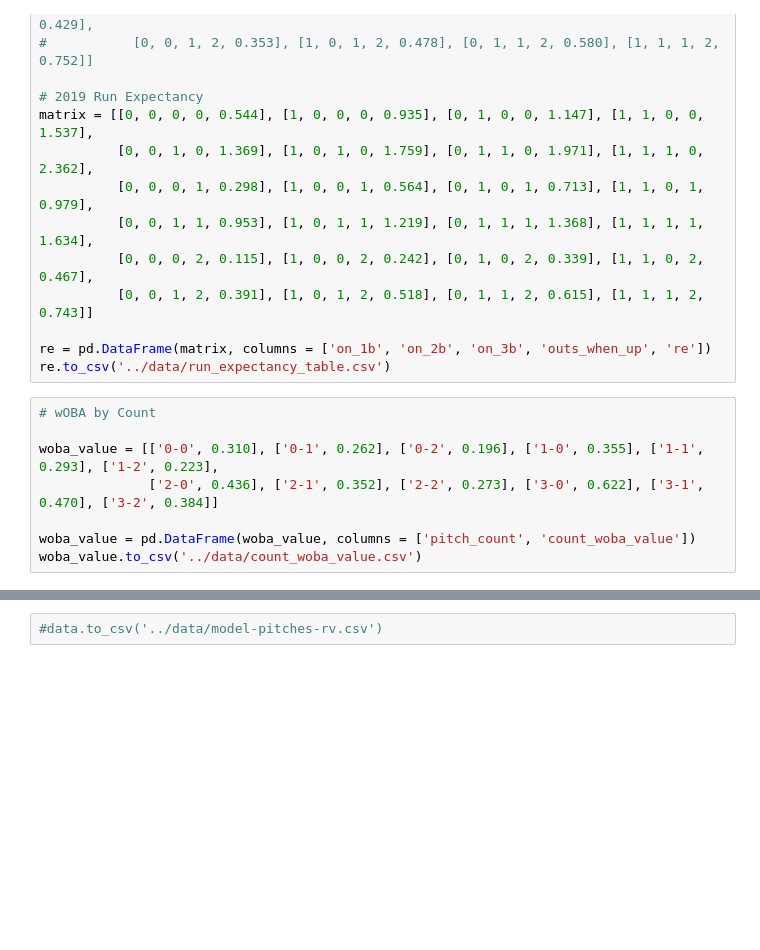
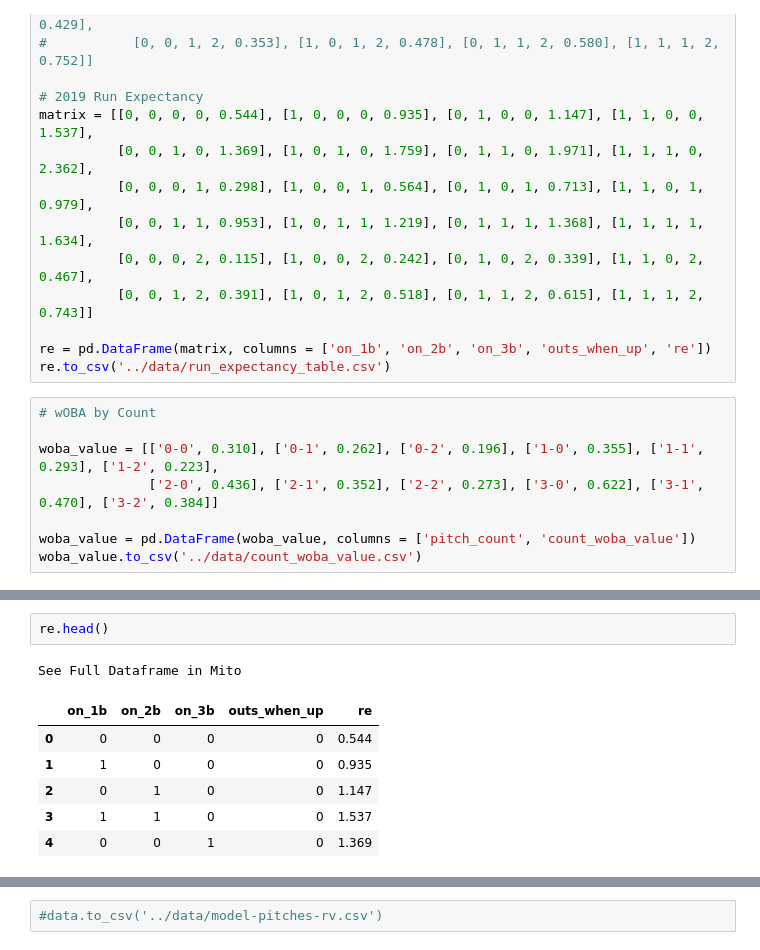
Before and after one commit to anthonyzurke/pitch-model, a Jupyter notebook: notebooks/model-data.ipynb, the cells around one changed output, grey strips where cells are left out. Saved outputs shown, nothing was run; the diff lists cells and outputs as text; blank space fills up the shorter version.

```diff
--- a/notebooks/model-data.ipynb
+++ b/notebooks/model-data.ipynb
@@ -108,0 +155,10 @@ See Full Dataframe in Mito
+# %%
+re.head()
+# %% [output]
+See Full Dataframe in Mito
+|  | on_1b | on_2b | on_3b | outs_when_up | re |
+| 0 | 0 | 0 | 0 | 0 | 0.544 |
+| 1 | 1 | 0 | 0 | 0 | 0.935 |
+| 2 | 0 | 1 | 0 | 0 | 1.147 |
+| 3 | 1 | 1 | 0 | 0 | 1.537 |
+| 4 | 0 | 0 | 1 | 0 | 1.369 |
```
Also changed, not shown: parts of 7 cells of this notebook, 4 other files.
